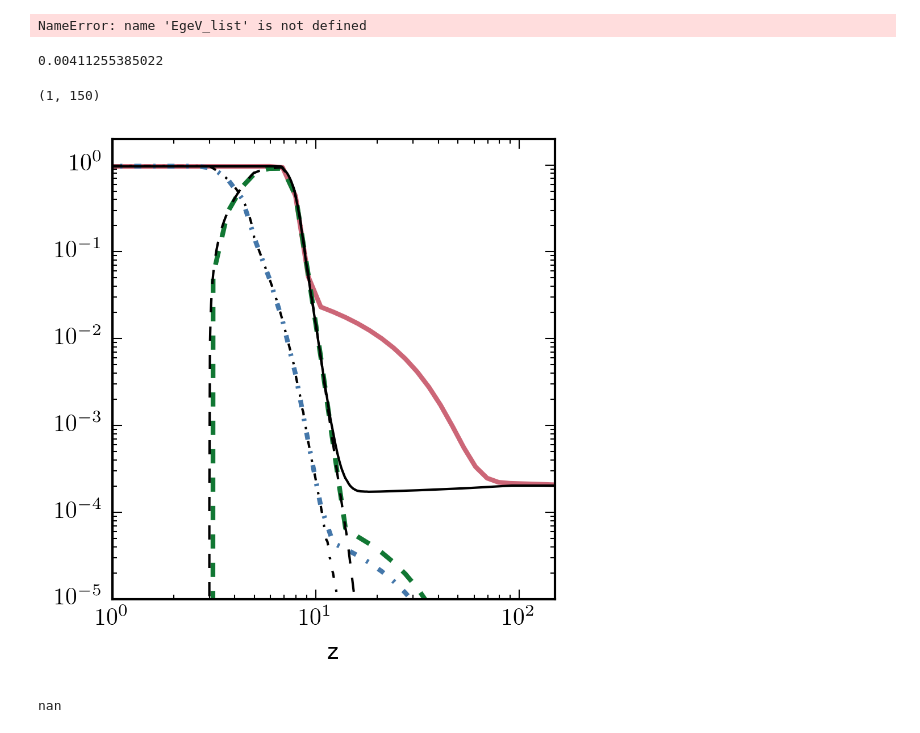
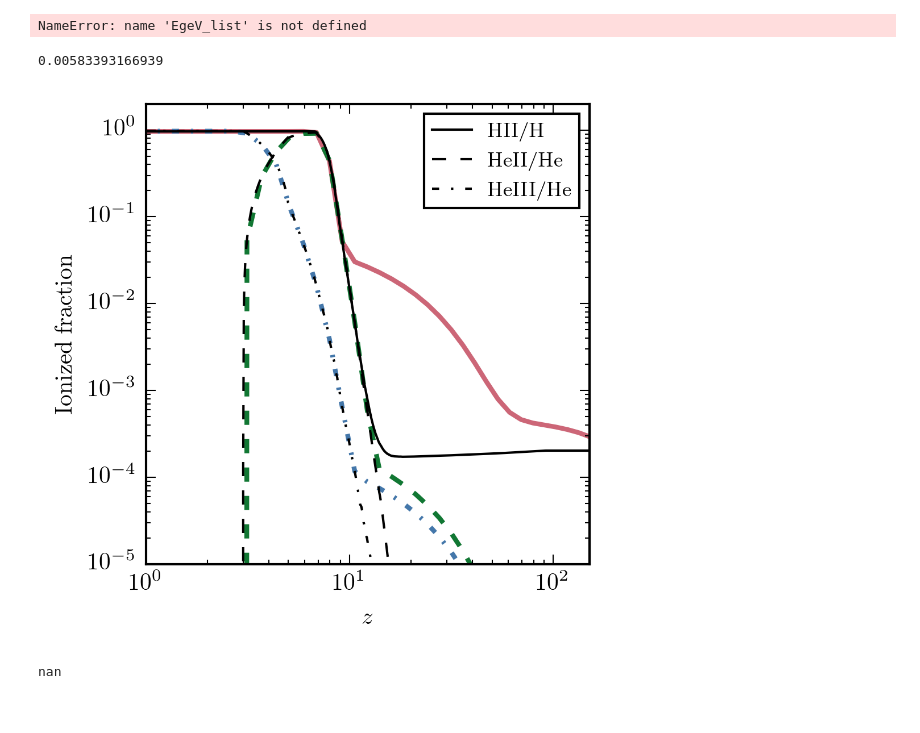
Before and after one commit to lue/dmb, a Jupyter notebook: photon_model.ipynb, the cells around one changed output. Drawn from its saved outputs; the diff is of its cells as text; code cells hidden in the pictures.

Commit message:
Ishiyama switch added

```diff
--- a/photon_model.ipynb
+++ b/photon_model.ipynb
@@ -39,11 +39,13 @@ array([(5.0, -8.95, 0.0, 0.0, 0.0, 0.0, 0.0, 0.0, 0.0, 0.0, 0.0, 0.0, 0.0, 0.0),
       dtype=[('mDM', '<f8'), ('Log10x', '<f8'), ('e', '<f8'), ('Mu', '<f8'), ('Tau', '<f8'), ('q', '<f8'), ('c', '<f8'), ('b', '<f8'), ('t', '<f8'), ('W', '<f8'), ('Z', '<f8'), ('g', '<f8'), ('Gamma', ...
 # %%
 def CLfit(z, params):
-    # Optimistic
+    # Super Optimistic
     if params == {'logMcrit': -12, 'Ishiyama': True, 'c_scatter': 0.2, 'cosmo': cosmo, 'subhalos': True}:
         return 1.0+1.4e6*z**-1.3*np.exp(-(z/45)**2.3)
 
     # Pessimistic
+    if params == {'logMcrit': -3, 'Ishiyama': False, 'c_scatter': 0.10, 'cosmo': cosmo, 'subhalos': False}:
+        return 1.0+1.2e4*z**-1.15*np.exp(-(z/24)**2.0)
     if params == {'logMcrit': -6, 'Ishiyama': False, 'c_scatter': 0.10, 'cosmo': cosmo, 'subhalos': False}:
         return 1.0+4.0e4*z**-1.15*np.exp(-(z/34)**2.0)
 
@@ -378,0 +344,3 @@ absorbed:  nan
+# %%
+params = {'logMcrit': -6, 'Ishiyama': True, 'c_scatter': 0.15, 'cosmo': cosmo, 'subhalos': True}
+z_list, predicted_rhist, photon_history = evolve_phot(40, 3e-26, quite=False)
@@ -387,34 +390,36 @@ NameError: name 'EgeV_list' is not defined
 # %%
 predicted_rhist[z_list<5,0] = np.interp(z_list, z_list_model, x_HII_list)[z_list<5]
 predicted_rhist[z_list<5,1] = np.interp(z_list, z_list_model, x_HeII_list)[z_list<5]
 predicted_rhist[z_list<5,2] = np.interp(z_list, z_list_model, x_HeIII_list)[z_list<5]
 predicted_rhist[:,3] = np.interp(z_list, z_list_model, x_HII_list)
 predicted_rhist[:,4] = np.interp(z_list, z_list_model, x_HeII_list)
 predicted_rhist[:,5] = np.interp(z_list, z_list_model, x_HeIII_list)
 
 plt.plot(z_list, predicted_rhist[:,0])
 plt.plot(z_list, predicted_rhist[:,1],'--')
 plt.plot(z_list, predicted_rhist[:,2],'-.')
 
 tau_original = cp.cr.integrate_optical_depth(predicted_rhist[:,3], predicted_rhist[:,4]+2.0*predicted_rhist[:,5], z_list, **cp.fidcosmo)[-1]
 tau_mod = cp.cr.integrate_optical_depth(predicted_rhist[:,0], predicted_rhist[:,1]+2.0*predicted_rhist[:,2], z_list, **cp.fidcosmo)[-1]
 print tau_mod-tau_original
 
 # print predicted_rhist
-plt.plot(z_list_model, x_HII_list,'-k',lw=1)
-plt.plot(z_list_model, x_HeII_list,'--k',lw=1)
-plt.plot(z_list_model, x_HeIII_list,'-.k',lw=1)
+plt.plot(z_list_model, x_HII_list,'-k',lw=1, label=r'$\mathrm{HII/H}$')
+plt.plot(z_list_model, x_HeII_list,'--k',lw=1,label=r'$\mathrm{HeII/He}$')
+plt.plot(z_list_model, x_HeIII_list,'-.k',lw=1,label=r'$\mathrm{HeIII/He}$')
 
 plt.xscale('log')
 plt.yscale('log')
 plt.ylim([1e-5, 2e0])
-plt.xlabel('z')
+plt.xlabel('$z$')
+plt.ylabel(r'$\mathrm{Ionized\;fraction}$')
+plt.legend()
 # plt.ylim([1e-4,1e-3])
 plt.xlim([1,150])
+plt.savefig('rhist.pdf')
 # %% [output]
-0.00411255385022
+0.00583393166939
-(1, 150)
-[figure, old version]
+[figure, new version]
 # %%
 def tau_diff(mx, sigmav):
     z_list, predicted_rhist, dumb = evolve_phot(mx, sigmav)
```
Also changed, not shown: parts of 5 cells of this notebook, 2 other files.
